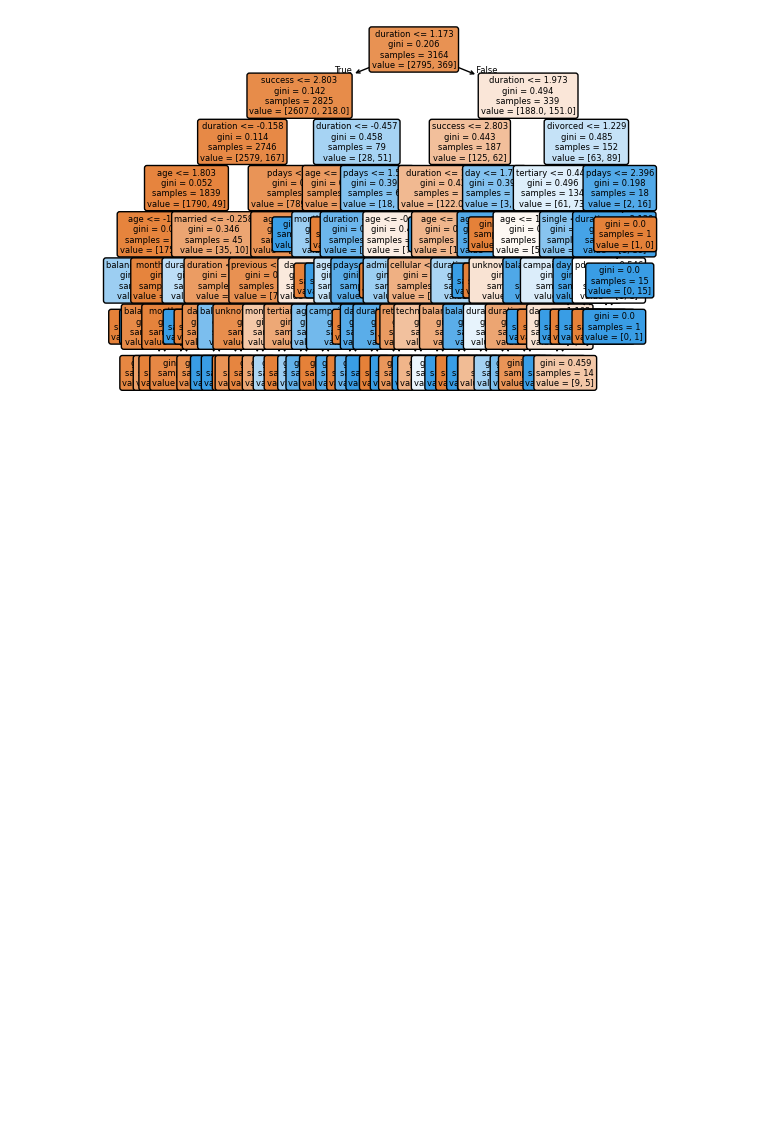
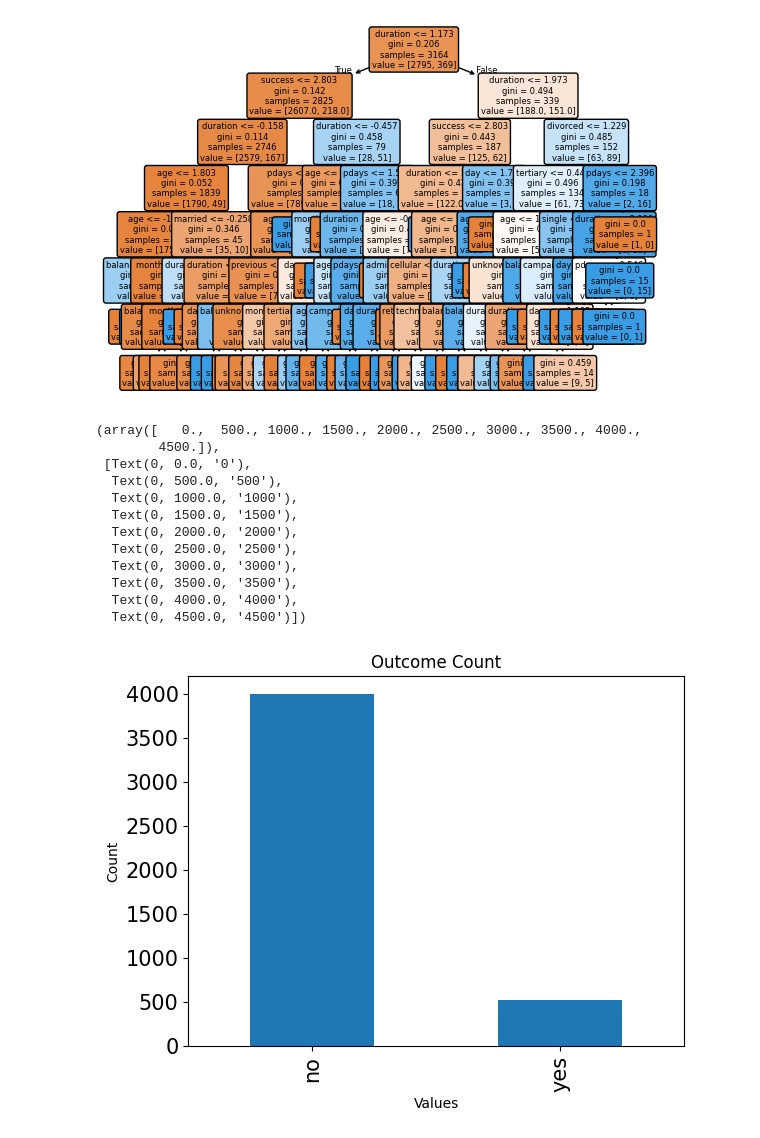
Before and after one commit to tsdandekar24/final_project, a Jupyter notebook: ml_and_visuals.ipynb, the cells around one changed output. Saved outputs shown, nothing was run; the diff lists cells and outputs as text; code cells hidden in the pictures; blank space fills up the shorter version.

Commit message:
added bar graph

```diff
--- a/ml_and_visuals.ipynb
+++ b/ml_and_visuals.ipynb
@@ -150,0 +149,26 @@ import seaborn as sns
+# %%
+## bar graph
+import matplotlib.pyplot as plt
+
+
+outcome_count = bank_df_full["y"].value_counts()
+outcome_count.plot(kind="bar")
+plt.xlabel('Values')
+plt.ylabel('Count')
+plt.title('Outcome Count')
+plt.xticks(fontsize=15)
+plt.yticks(fontsize=15)
+# %% [output]
+(array([   0.,  500., 1000., 1500., 2000., 2500., 3000., 3500., 4000.,
+        4500.]),
+ [Text(0, 0.0, '0'),
+  Text(0, 500.0, '500'),
+  Text(0, 1000.0, '1000'),
+  Text(0, 1500.0, '1500'),
+  Text(0, 2000.0, '2000'),
+  Text(0, 2500.0, '2500'),
+  Text(0, 3000.0, '3000'),
+  Text(0, 3500.0, '3500'),
+  Text(0, 4000.0, '4000'),
+  Text(0, 4500.0, '4500')])
+[figure, added]
```
Also changed, not shown: parts of 1 cell of this notebook.
